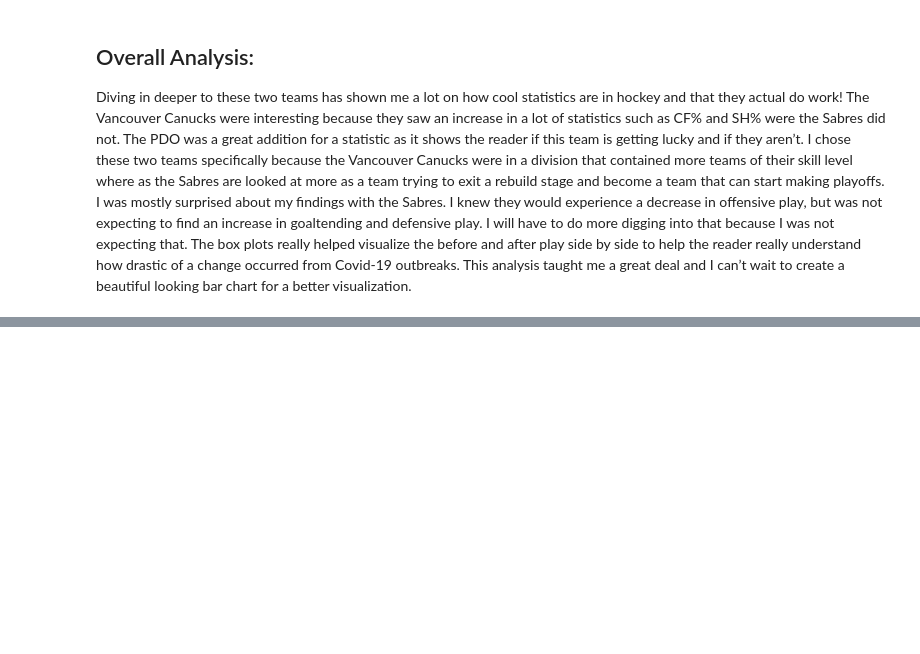
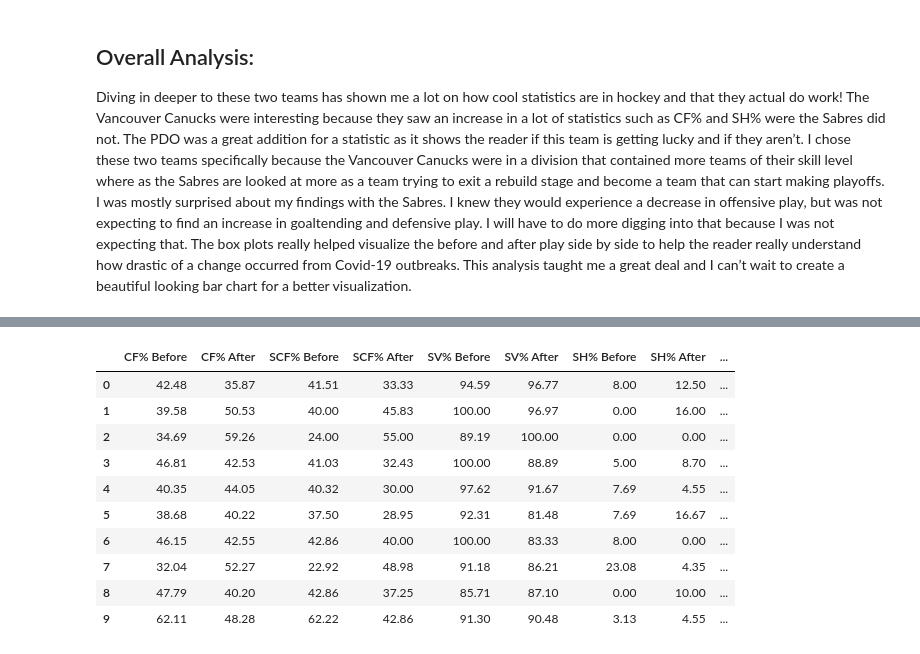
Before and after one commit to data301-2021-winter1/project-group23-project, a Jupyter notebook: notebooks/analysis1.ipynb, the cells around one changed output, grey strips where cells are left out. Cells and saved outputs as stored; diff of their text form; code cells hidden in the pictures; blank space fills up the shorter version.

```diff
--- a/notebooks/analysis1.ipynb
+++ b/notebooks/analysis1.ipynb
@@ -472,0 +489,16 @@ Diving in deeper to these two teams has shown me a lot on how cool statistics ar
+# %%
+FCBandA = CanucksBandA.drop(columns = "Game")
+FCBandA1 = FCBandA[['CF% Before', 'CF% After', 'SCF% Before', 'SCF% After', 'SV% Before', 'SV% After', 'SH% Before', 'SH% After', 'PDO Before', 'PDO After']]
+FCBandA1
+# %% [output]
+|  | CF% Before | CF% After | SCF% Before | SCF% After | SV% Before | SV% After | SH% Before | SH% After | ... |
+| 0 | 42.48 | 35.87 | 41.51 | 33.33 | 94.59 | 96.77 | 8.00 | 12.50 | ... |
+| 1 | 39.58 | 50.53 | 40.00 | 45.83 | 100.00 | 96.97 | 0.00 | 16.00 | ... |
+| 2 | 34.69 | 59.26 | 24.00 | 55.00 | 89.19 | 100.00 | 0.00 | 0.00 | ... |
+| 3 | 46.81 | 42.53 | 41.03 | 32.43 | 100.00 | 88.89 | 5.00 | 8.70 | ... |
+| 4 | 40.35 | 44.05 | 40.32 | 30.00 | 97.62 | 91.67 | 7.69 | 4.55 | ... |
+| 5 | 38.68 | 40.22 | 37.50 | 28.95 | 92.31 | 81.48 | 7.69 | 16.67 | ... |
+| 6 | 46.15 | 42.55 | 42.86 | 40.00 | 100.00 | 83.33 | 8.00 | 0.00 | ... |
+| 7 | 32.04 | 52.27 | 22.92 | 48.98 | 91.18 | 86.21 | 23.08 | 4.35 | ... |
+| 8 | 47.79 | 40.20 | 42.86 | 37.25 | 85.71 | 87.10 | 0.00 | 10.00 | ... |
+| 9 | 62.11 | 48.28 | 62.22 | 42.86 | 91.30 | 90.48 | 3.13 | 4.55 | ... |
```
Also changed, not shown: parts of 6 cells of this notebook.
